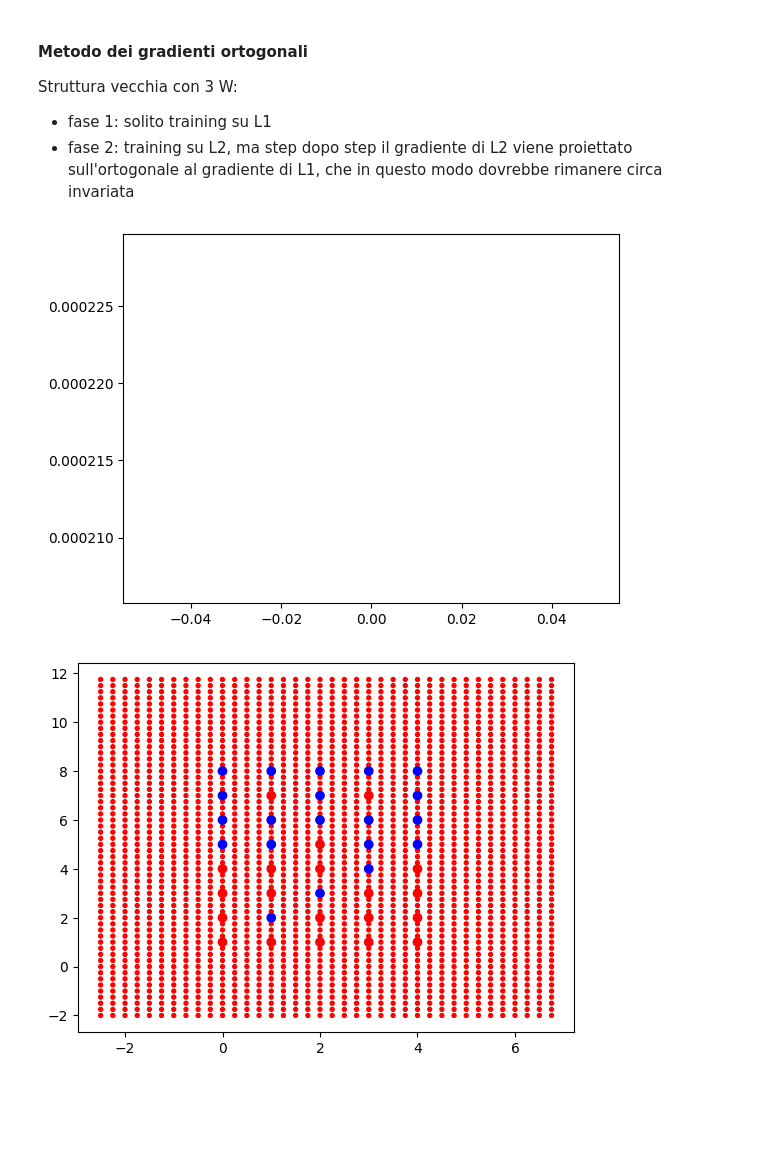
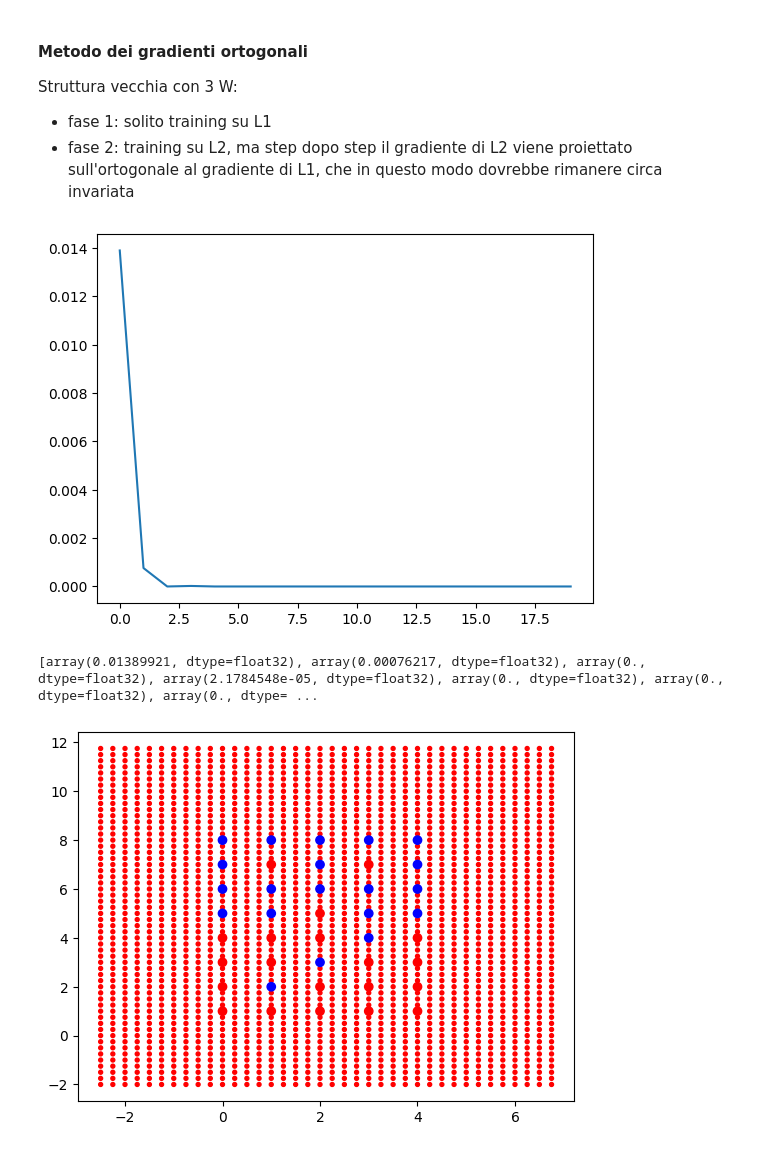
Before and after one commit to PatatoBy/SEAI, a Jupyter notebook: orto_grad_method.ipynb, the cells around one changed output. Saved outputs shown, nothing was run; the diff lists cells and outputs as text; code cells hidden in the pictures; blank space fills up the shorter version.

```diff
--- a/orto_grad_method.ipynb
+++ b/orto_grad_method.ipynb
@@ -117,7 +117,7 @@ class ModelloF(nn.Module):
 
 
     def train(self, dl, mode = 'L1',dl_ort = None):
-
+        e_L1_per_dopo=1e-10 #cosi non dà errore quando non viene usato
         for x,y in dl:
             self.optimizer.zero_grad()
 
@@ -141,12 +141,16 @@ class ModelloF(nn.Module):
                     a_pred, _ = self(a,'L1')
 
                     e_L1 = self.loss(a_pred,b.unsqueeze(1))
+
                     e_L1.backward()
+                    e_L1_per_dopo = e_L1.clone().detach().numpy()
+
                     grad_L1 = torch.cat([p.grad.flatten() for p in self.parameters()])
                     #self.optimizer.zero_grad()
 
 
                 grad_L2_orto = grad_L2 - (l2_normalize(grad_L1)* (l2_normalize(grad_L1).matmul(grad_L2)))
+                #grad_L2_orto = l2_normalize(grad_L2_orto) * grad_L1.norm(p=2) #fa in modo che L2 abbia la stessa norma di L1. cosi in teoria non ci spostiamo troppo velocemente
 
                 prev_len = 0 #punto di partenza per prendere i gradienti dal vettore
 
@@ -186,7 +190,7 @@ class ModelloF(nn.Module):
                 self.optimizer.step()
 
 
-        return e.detach().numpy()
+        return e.detach().numpy(),e_L1_per_dopo
 
 # ----------------------------------------------------------
 
@@ -246,15 +251,18 @@ dl_tot = torch.utils.data.DataLoader(train_data,batch_size = 8, shuffle = True)
 # %%
 #TRAIN FASE 1
 e = 1
 err = []
-while e > 1e-3:
-    e = modello.train(dl1, 'L1') # Dentro dl ci deveno essere solo y == 1, ed usiamo BCEWithLogitsLoss
+
+for i in range(20): #prima c'era il while e> 1e-3
+    e, _ = modello.train(dl1, 'L1') # Dentro dl ci deveno essere solo y == 1, ed usiamo BCEWithLogitsLoss
     err.append(e)
 
 plt.plot([x for x in range(len(err))], err, label = "Loss")
 plt.show()
+print(err)
 # %% [output]
-[figure, old version]
+[figure, new version]
+[array(0.01389921, dtype=float32), array(0.00076217, dtype=float32), array(0., dtype=float32), array(2.1784548e-05, dtype=float32), array(0., dtype=float32), array(0., dtype=float32), array(0., dtype= ...
 # %%
 #PLOT FASE 1
 
```
Also changed, not shown: parts of 5 cells of this notebook, 2 other files.
